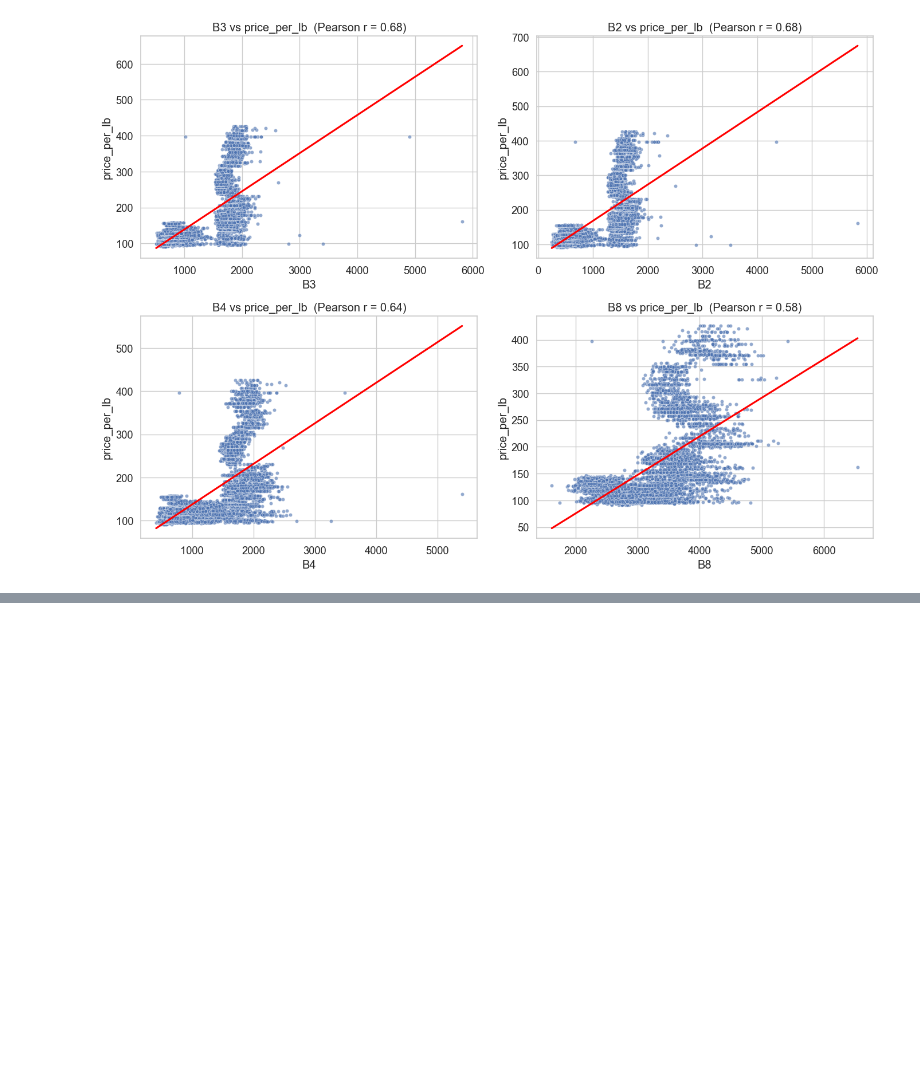
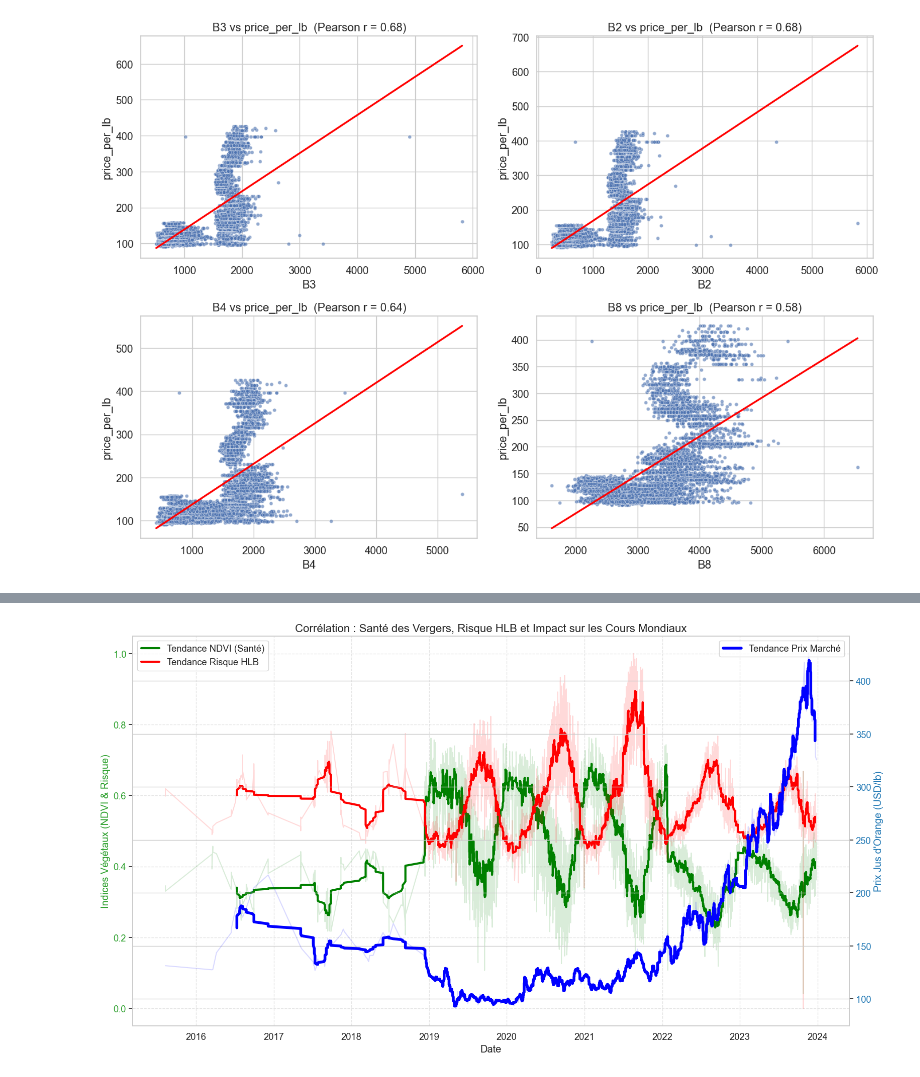
Before and after one commit to zomboky/PMI, a Jupyter notebook: sort_data.ipynb, the cells around one changed output, grey strips where cells are left out. Saved outputs shown, nothing was run; the diff lists cells and outputs as text; code cells hidden in the pictures; blank space fills up the shorter version.

```diff
--- a/sort_data.ipynb
+++ b/sort_data.ipynb
@@ -513,0 +548,42 @@ Peut-etre balancer des psylles stériles pour garder les pyslles sans qu'ils le
+# %%
+
+
+
+import matplotlib.pyplot as plt
+
+# Calcul des moyennes mobiles (fenêtre de 30 jours pour lisser les tendances)
+df_merged['NDVI_trend'] = df_merged['NDVI'].rolling(window=30, center=True).mean()
+df_merged['Risk_trend'] = df_merged['HLB_Risk_Score'].rolling(window=30, center=True).mean()
+df_merged['Price_trend'] = df_merged['price_per_lb'].rolling(window=30, center=True).mean()
+
+fig, ax1 = plt.subplots(figsize=(16, 9))
+
+
+color1 = 'tab:green'
+ax1.set_xlabel('Date')
+ax1.set_ylabel('Indices Végétaux (NDVI & Risque)', color=color1)
+# Courbes NDVI
+ax1.plot(df_merged['datetime'], df_merged['NDVI'], color='green', alpha=0.15)
+ax1.plot(df_merged['datetime'], df_merged['NDVI_trend'], color='green', linewidth=3, label='Tendance NDVI (Santé)')
+# Courbes Risque HLB
+ax1.plot(df_merged['datetime'], df_merged['HLB_Risk_Score'], color='red', alpha=0.15)
+ax1.plot(df_merged['datetime'], df_merged['Risk_trend'], color='red', linewidth=3, label='Tendance Risque HLB')
+ax1.tick_params(axis='y', labelcolor=color1)
+ax1.legend(loc='upper left')
+
+
+ax2 = ax1.twinx()
+color2 = 'tab:blue'
+ax2.set_ylabel('Prix Jus d\'Orange (USD/lb)', color=color2)
+ax2.plot(df_merged['datetime'], df_merged['price_per_lb'], color='blue', alpha=0.15)
+ax2.plot(df_merged['datetime'], df_merged['Price_trend'], color='blue', linewidth=4, label='Tendance Prix Marché')
+ax2.tick_params(axis='y', labelcolor=color2)
+ax2.legend(loc='upper right')
+
+plt.title('Corrélation : Santé des Vergers, Risque HLB et Impact sur les Cours Mondiaux', fontsize=16)
+ax1.grid(True, which='both', linestyle='--', alpha=0.5)
+
+plt.tight_layout()
+plt.show()
+# %% [output]
+[figure, added]
```
Also changed, not shown: parts of 4 cells of this notebook.
